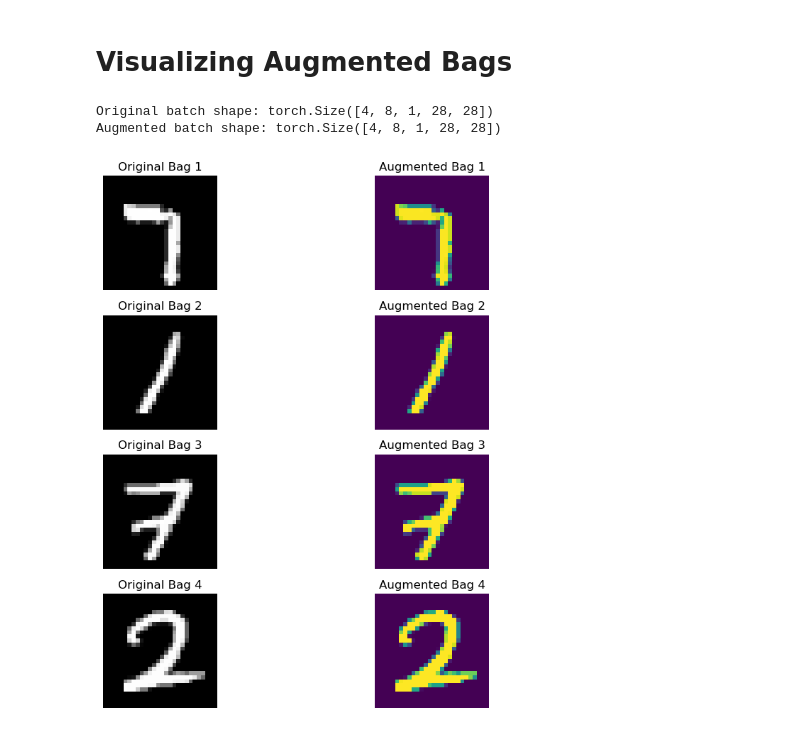
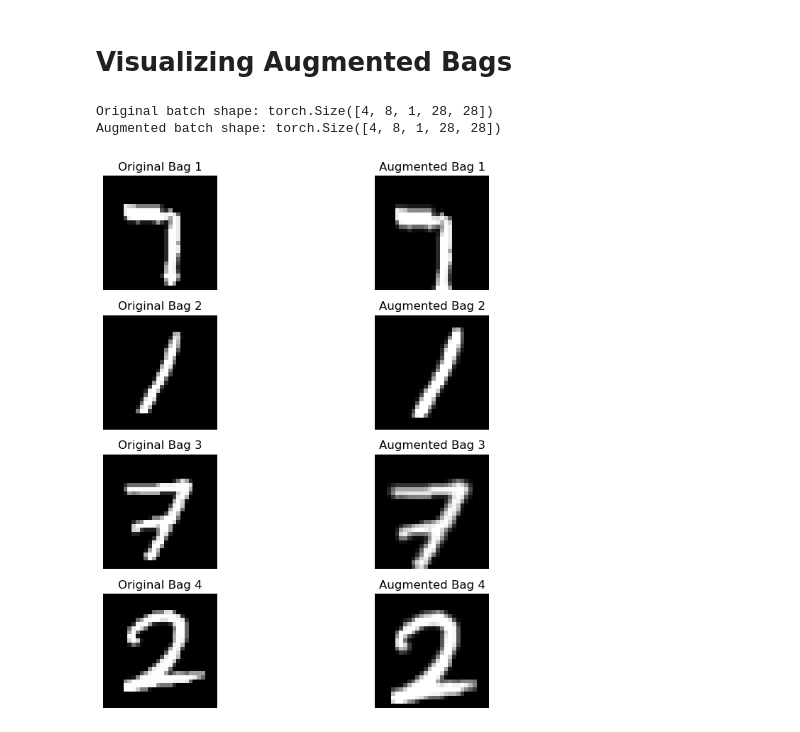
Before and after one commit to nhatminhtrieu/Brain-Stroke-Diagnosis, a Jupyter notebook: dsmil/ds_cl_mil.ipynb, the cells around one changed output. Drawn from its saved outputs; the diff is of its cells as text; code cells hidden in the pictures.

```diff
--- a/dsmil/ds_cl_mil.ipynb
+++ b/dsmil/ds_cl_mil.ipynb
@@ -324,32 +375,32 @@ def visualize_augmented_bags(original_bags, augmented_bags, num_bags=8):
     for i in range(num_bags):
         # Original images
         for j in range(original_bags.size(1)):  # Iterate over instances in the bag
             img = original_bags[i][j].cpu().numpy().squeeze()  # Remove channel dimension
             axes[i, 0].imshow(img, cmap='gray')
             axes[i, 0].axis('off')
         axes[i, 0].set_title(f'Original Bag {i + 1}')
 
         # Augmented images
         for j in range(augmented_bags.size(1)):
             img = augmented_bags[i][j].cpu().numpy().squeeze()  # Remove channel dimension
-            axes[i, 1].imshow(img)
+            axes[i, 1].imshow(img, cmap='gray')
             axes[i, 1].axis('off')
         axes[i, 1].set_title(f'Augmented Bag {i + 1}')
 
     plt.tight_layout()
     plt.show()
 
 # Get the first batch of images from the evaluation loader
 images, _ = next(iter(eval_loader))
 print(f'Original batch shape: {images.shape}')
 
 # Augment the batch of images
 augmented_images = augment_batch(images)
 print(f'Augmented batch shape: {augmented_images.shape}')
 
 # Visualize the original and augmented bags
 visualize_augmented_bags(images, augmented_images)
 # %% [output]
 Original batch shape: torch.Size([4, 8, 1, 28, 28])
 Augmented batch shape: torch.Size([4, 8, 1, 28, 28])
-[figure, old version]
+[figure, new version]
```
Also changed, not shown: parts of 3 cells of this notebook, 1 other file.
